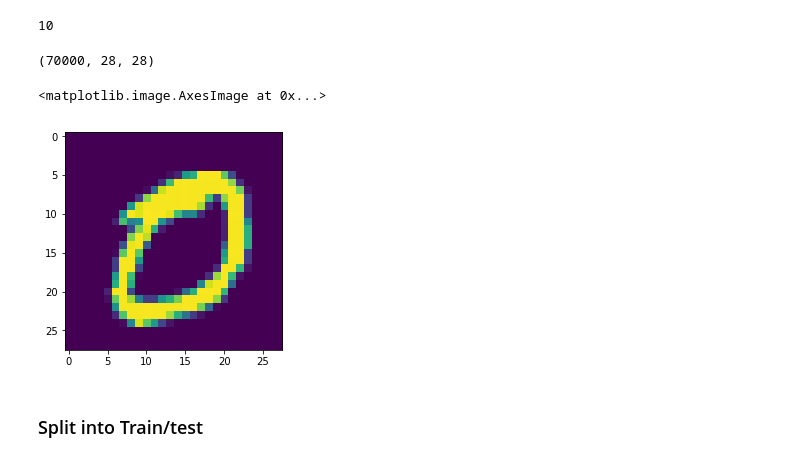
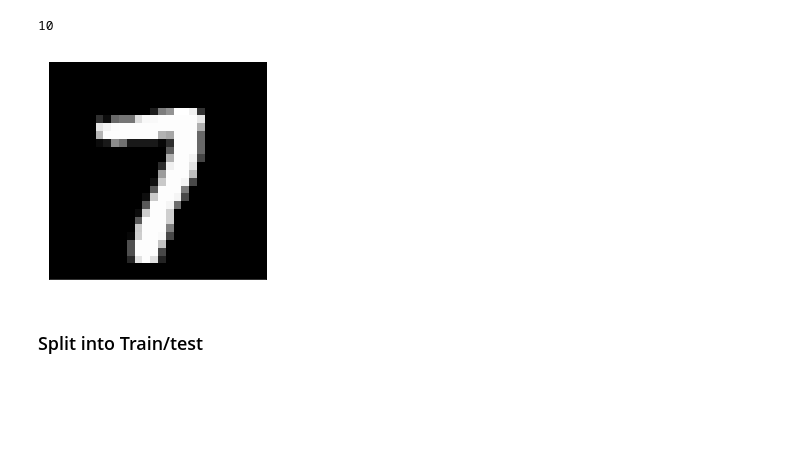
Before and after one commit to kiudee/cs-ranking, a Jupyter notebook: docs/notebooks/datasets/MNIST Largest Number.ipynb, the cells around one changed output. Cells and saved outputs as stored; diff of their text form; code cells hidden in the pictures; blank space fills up the shorter version.

```diff
--- a/docs/notebooks/datasets/MNIST Largest Number.ipynb
+++ b/docs/notebooks/datasets/MNIST Largest Number.ipynb
@@ -49,18 +49,17 @@ num_classes = len(np.unique(y))
 num_classes
 # %% [output]
 10
-# %%
-X_raw.shape
-# %% [output]
-(70000, 28, 28)
 # %%
 %matplotlib inline
 import matplotlib.pyplot as plt
+plot_file =  "image.svg"
 fig, ax = plt.subplots()
-ax.imshow(X_raw[126])
+ax.imshow(X_raw[68016], cmap = 'gray')
+plt.gca().axes.get_yaxis().set_visible(False)
+plt.gca().axes.get_xaxis().set_visible(False)
+plt.savefig(plot_file, dpi=None, facecolor='w', edgecolor='w', orientation='portrait', format='svg')
 # %% [output]
-<matplotlib.image.AxesImage at 0x...>
-[figure, old version]
+[figure, new version]
 # %% [markdown]
 ### Split into Train/test
 # %%
```
Also changed, not shown: 5 other files.
